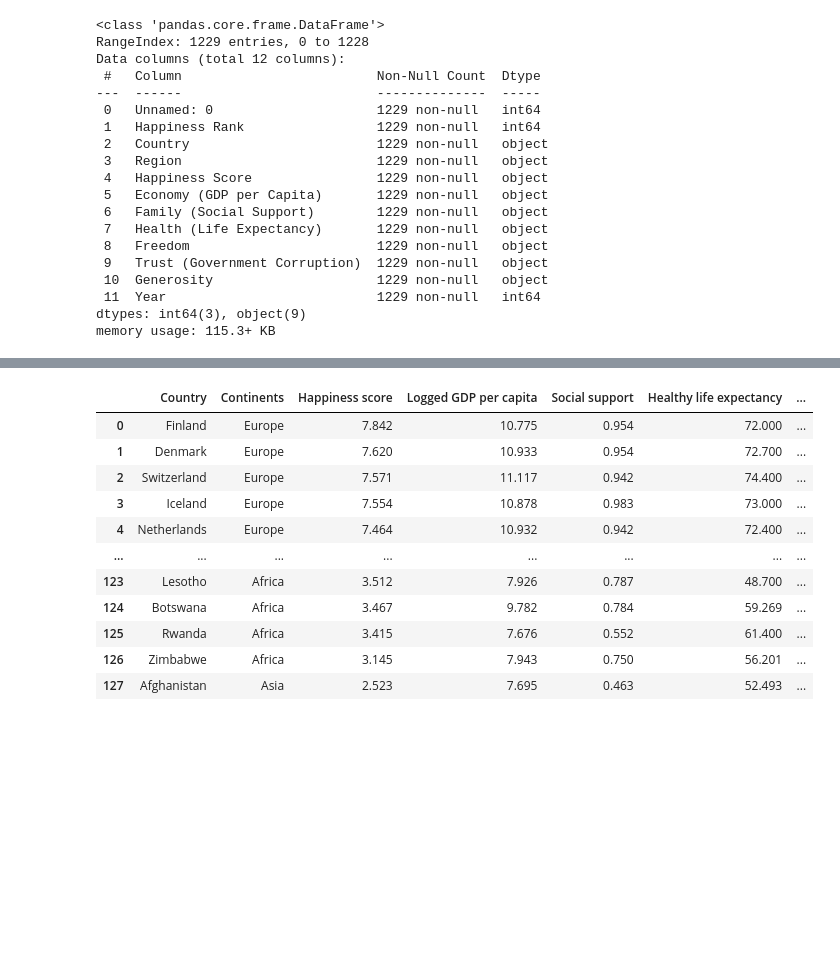
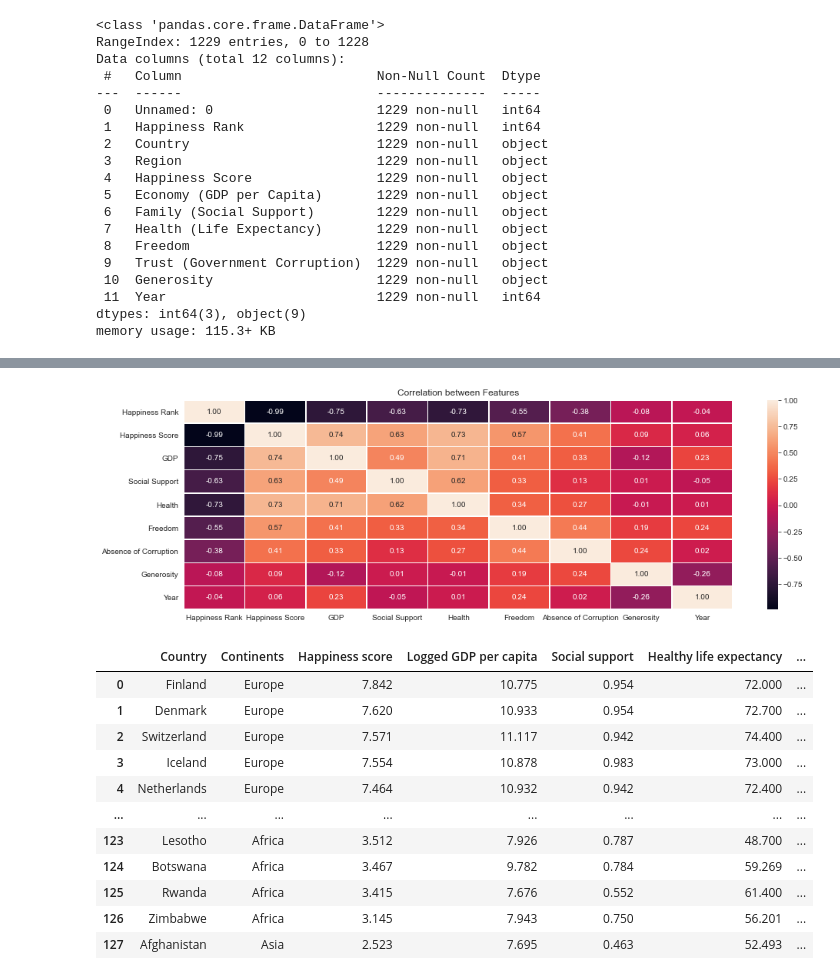
Before and after one commit to kuhuhalder/happiness-data-analysis, a Jupyter notebook: happiness.ipynb, the cells around one changed output, grey strips where cells are left out. Drawn from its saved outputs; the diff is of its cells as text; code cells hidden in the pictures; blank space fills up the shorter version.

```diff
--- a/data-analysis.ipynb
+++ b/happiness.ipynb
@@ -626,0 +670,6 @@ ValueError: Value of 'y' is not the name of a column in 'data_frame'. Expected o
+# %%
+f10, axes = plt.subplots(1,1, figsize = (16, 5))
+sns.heatmap(all_df.corr(), annot = True, fmt = ".2f", linewidth = .7)
+plt.title("Correlation between Features")
+plt.show()
+# %% [output]
@@ -627,3 +677,4 @@ ValueError: Value of 'y' is not the name of a column in 'data_frame'. Expected o
+[figure, added]
 # %%
 large_df
 # %% [output]
```
Also changed, not shown: parts of 30 cells of this notebook, 4 other files.
